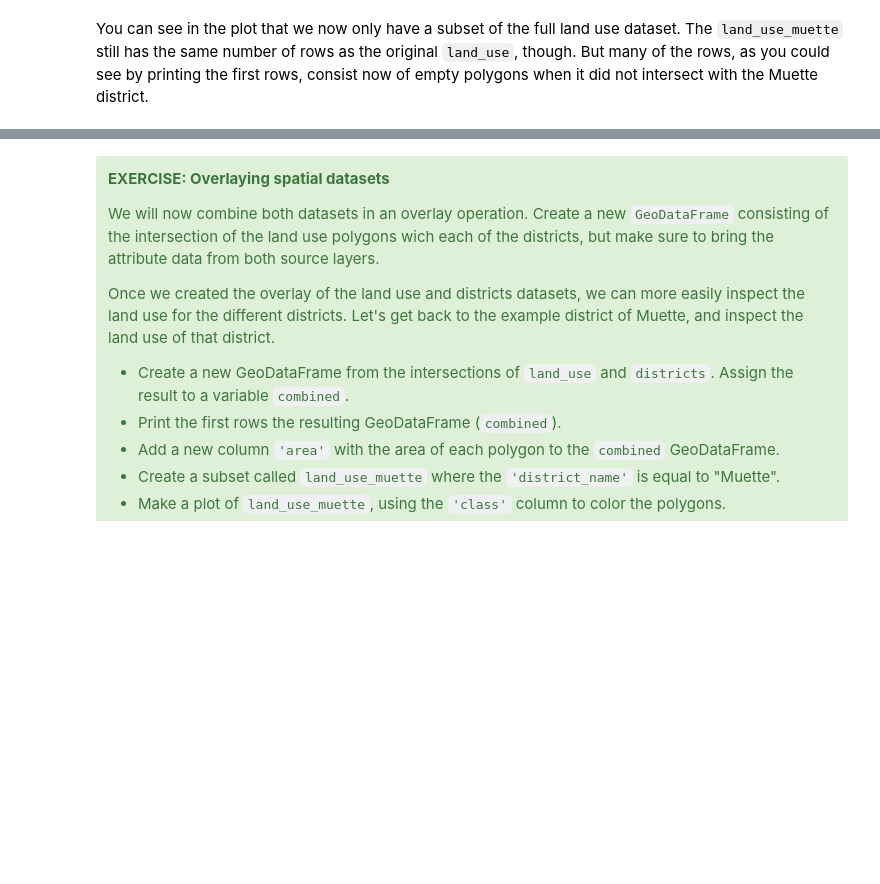
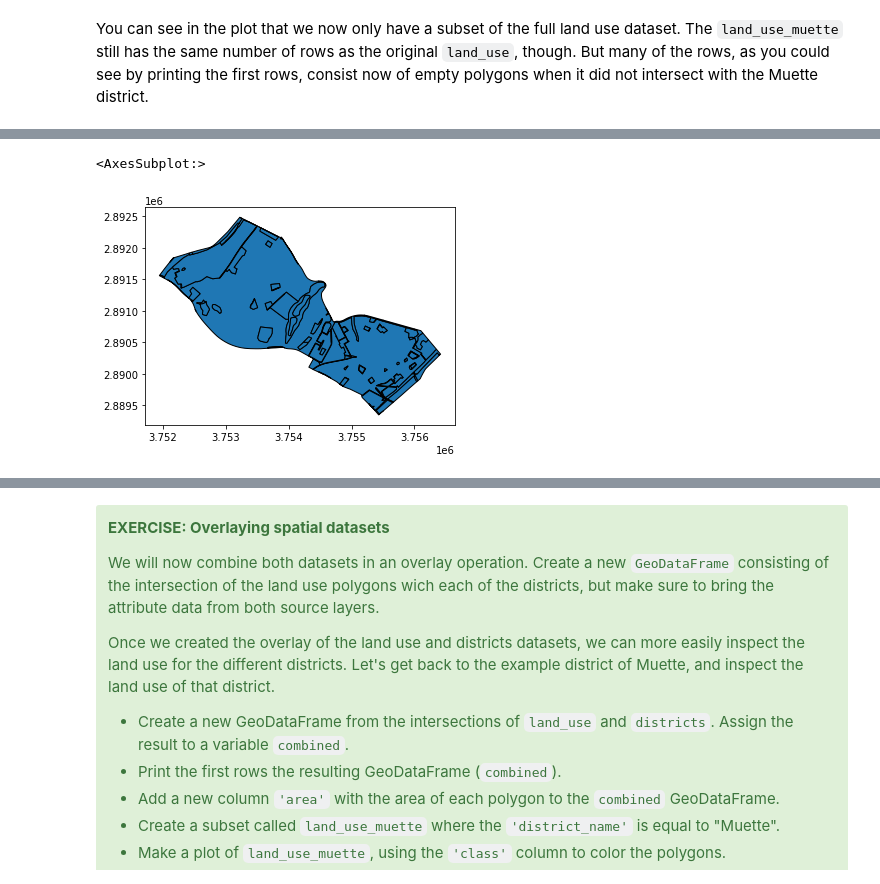
Before and after one commit to jorisvandenbossche/DS-python-geospatial, a Jupyter notebook: _solved/04-spatial-joins.ipynb, the cells around one changed output, grey strips where cells are left out. Cells and saved outputs as stored; diff of their text form; code cells hidden in the pictures; blank space fills up the shorter version.

```diff
--- a/_solved/04-spatial-joins.ipynb
+++ b/_solved/04-spatial-joins.ipynb
@@ -346,2 +518,7 @@ land_use_muette.head()
+# %%
+land_use_muette.plot(edgecolor="black")
+# %% [output]
+<AxesSubplot:>
+[figure, added]
 # %%
 land_use_muette.dissolve(by='class')
```
Also changed, not shown: parts of 33 cells of this notebook, 5 other files.
